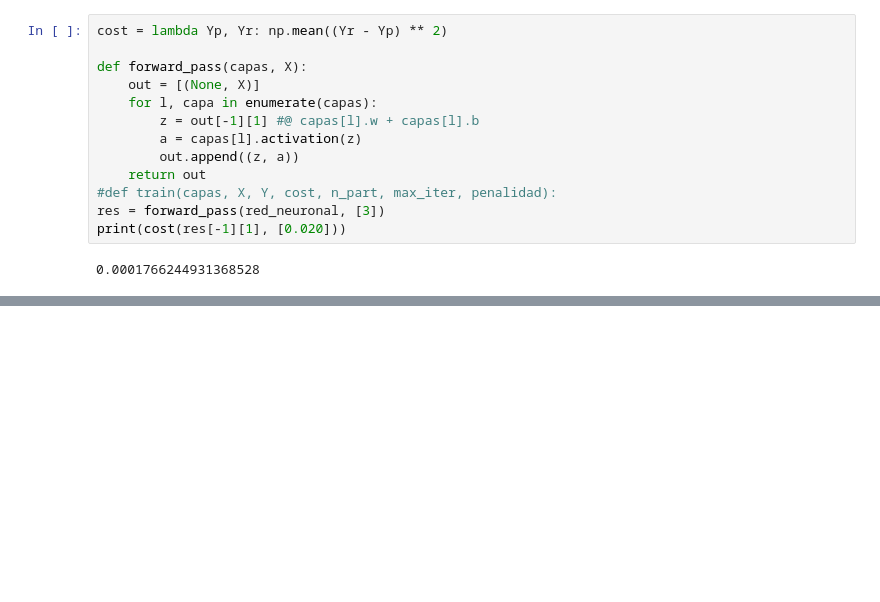
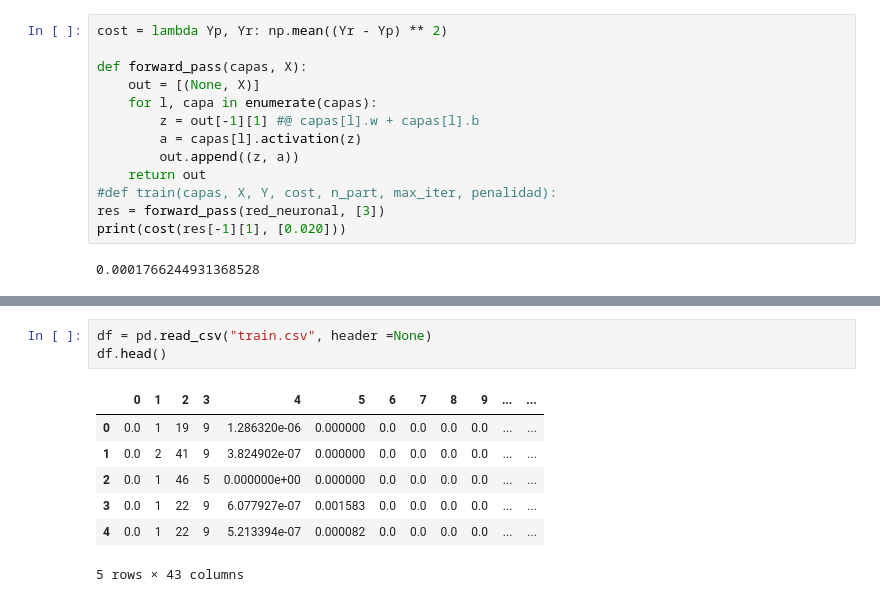
Before and after one commit to acetoacetato/ANN-PSO, a Jupyter notebook: test.ipynb, the cells around one changed output, grey strips where cells are left out. Drawn from its saved outputs; the diff is of its cells as text; blank space fills up the shorter version.

```diff
--- a/test.ipynb
+++ b/test.ipynb
@@ -71,0 +102,11 @@ print(cost(res[-1][1], [0.020]))
+# %%
+df = pd.read_csv("train.csv", header =None)
+df.head()
+# %% [output]
+|  | 0 | 1 | 2 | 3 | 4 | 5 | 6 | 7 | 8 | 9 | ... | ... |
+| 0 | 0.0 | 1 | 19 | 9 | 1.286320e-06 | 0.000000 | 0.0 | 0.0 | 0.0 | 0.0 | ... | ... |
+| 1 | 0.0 | 2 | 41 | 9 | 3.824902e-07 | 0.000000 | 0.0 | 0.0 | 0.0 | 0.0 | ... | ... |
+| 2 | 0.0 | 1 | 46 | 5 | 0.000000e+00 | 0.000000 | 0.0 | 0.0 | 0.0 | 0.0 | ... | ... |
+| 3 | 0.0 | 1 | 22 | 9 | 6.077927e-07 | 0.001583 | 0.0 | 0.0 | 0.0 | 0.0 | ... | ... |
+| 4 | 0.0 | 1 | 22 | 9 | 5.213394e-07 | 0.000082 | 0.0 | 0.0 | 0.0 | 0.0 | ... | ... |
+5 rows × 43 columns
```
Also changed, not shown: parts of 1 cell of this notebook, 5 other files.
